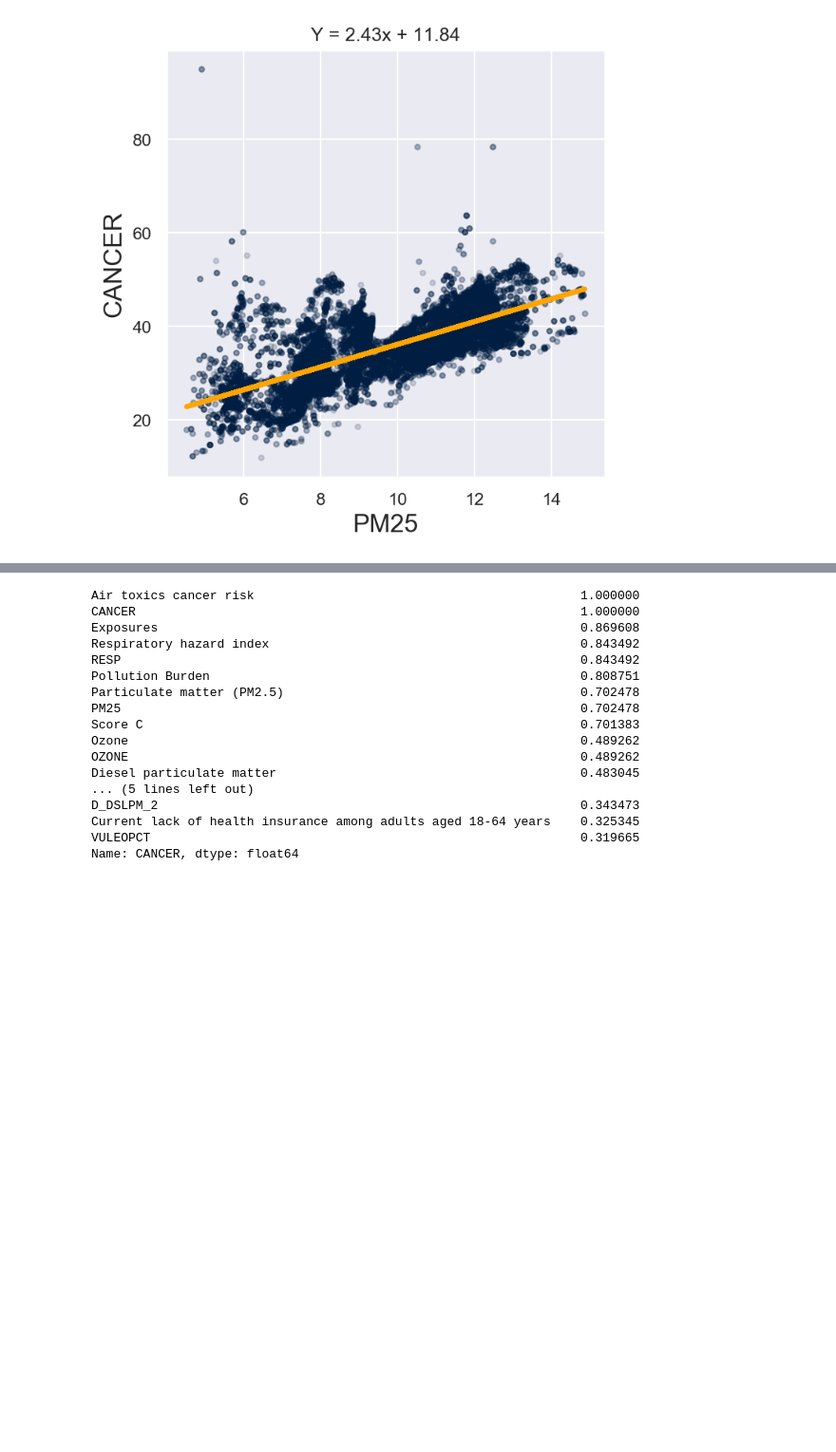
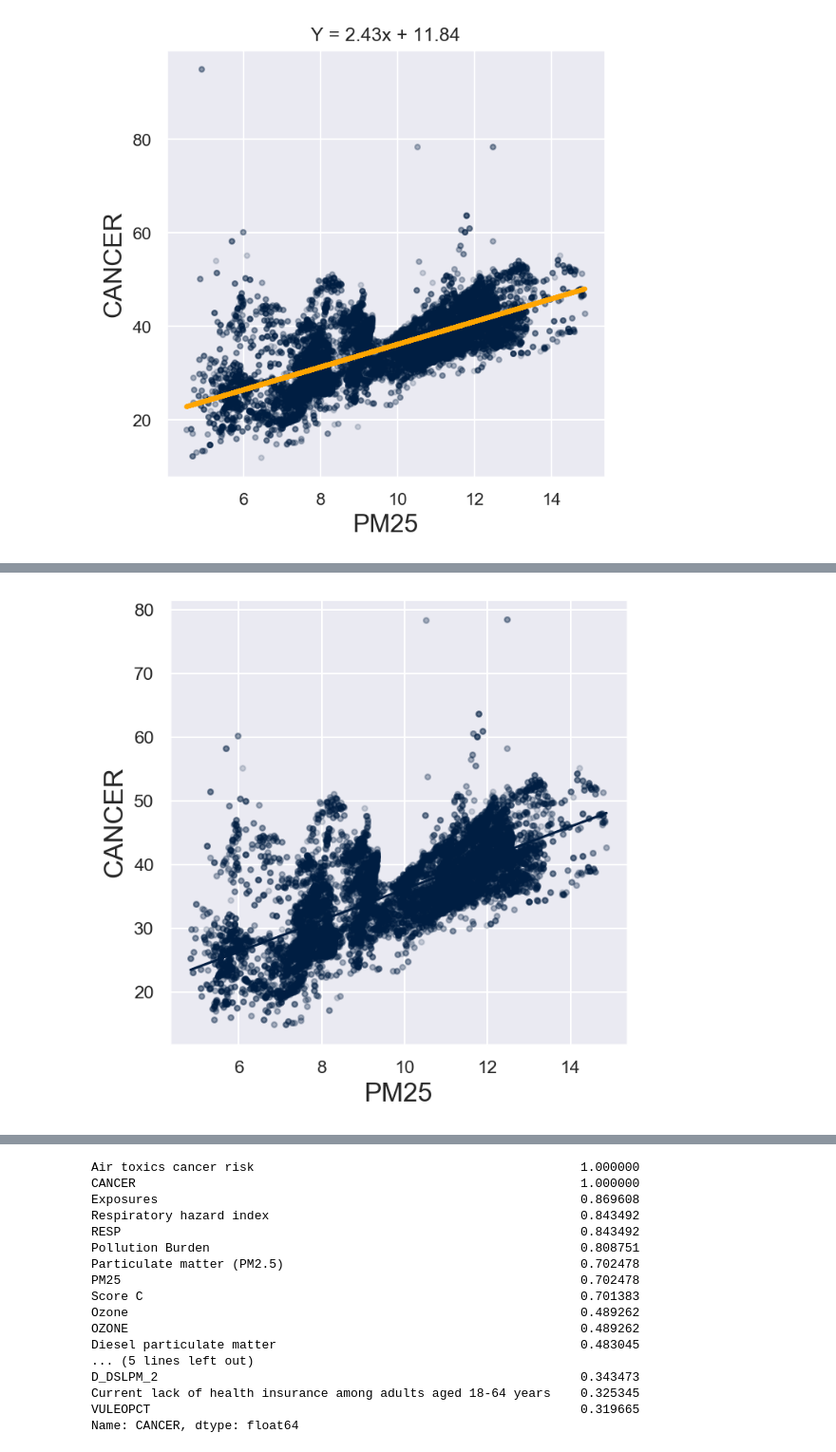
Before and after one commit to ds-modules/DATA88-SP22, a Jupyter notebook: whej03/roughDraft_whej03.ipynb, the cells around one changed output, grey strips where cells are left out. Shown at 95% size. Saved outputs shown, nothing was run; the diff lists cells and outputs as text; code cells hidden in the pictures; blank space fills up the shorter version.

```diff
--- a/whej03/roughDraft_whej03.ipynb
+++ b/whej03/roughDraft_whej03.ipynb
@@ -177,0 +189,7 @@ plt.title("Y = " + str(np.round(slope_of_reg_line,decimals=2)) + "x + " \
+# %%
+df.dropna(inplace=True)
+# %%
+table2=ds.Table.from_df(df)
+table2.scatter("PM25", "CANCER", fit_line=True, alpha = .16, s = 10)
+# %% [output]
+[figure, added]
```
Also changed, not shown: parts of 7 cells of this notebook.
